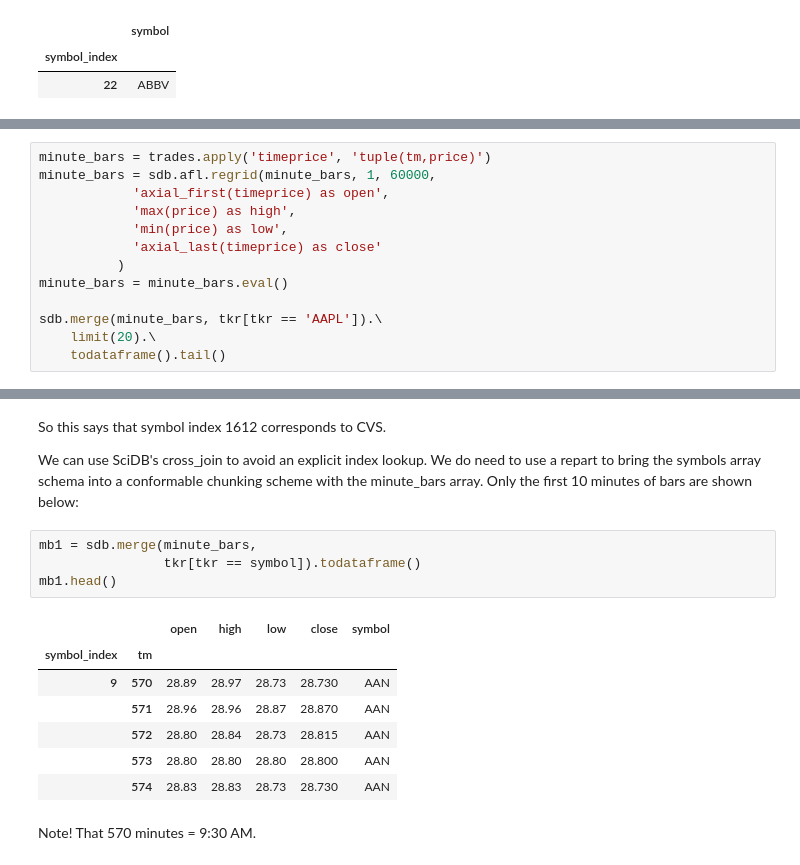
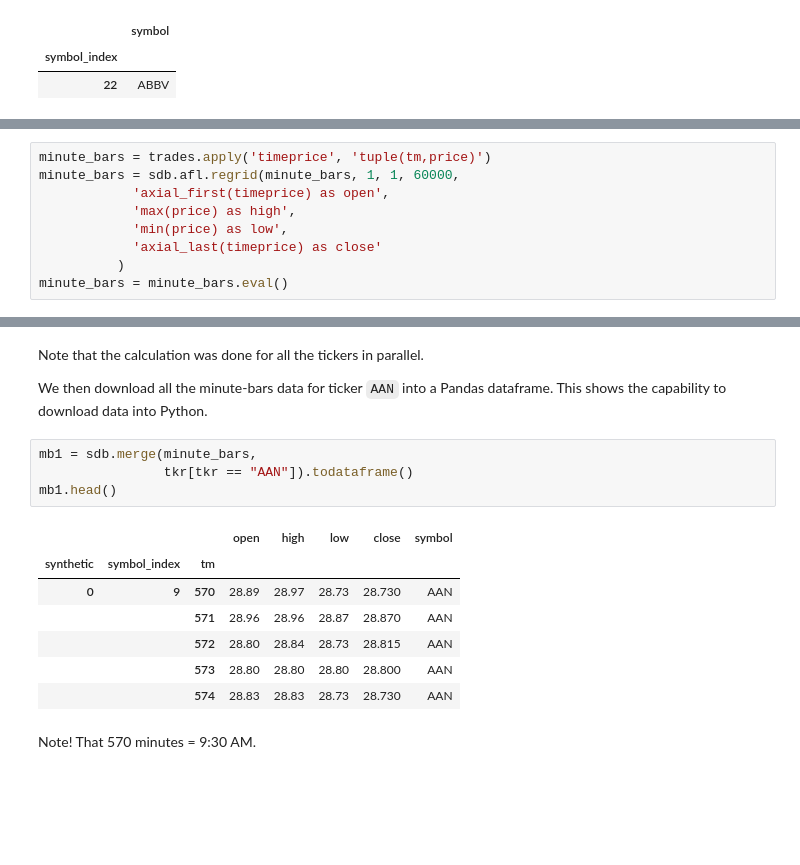
Before and after one commit to ksens/TAQ, a Jupyter notebook: TAQ_ipynb.ipynb, the cells around one changed output, grey strips where cells are left out. Drawn from its saved outputs; the diff is of its cells as text; blank space fills up the shorter version.

```diff
--- a/TAQ_ipynb.ipynb
+++ b/TAQ_ipynb.ipynb
@@ -172,13 +235,9 @@ sdb.merge(trades, tkr[tkr == 'AAPL']).\
 # %%
 minute_bars = trades.apply('timeprice', 'tuple(tm,price)')
-minute_bars = sdb.afl.regrid(minute_bars, 1, 60000,
+minute_bars = sdb.afl.regrid(minute_bars, 1, 1, 60000,
             'axial_first(timeprice) as open',
             'max(price) as high',
             'min(price) as low',
             'axial_last(timeprice) as close'
           )
 minute_bars = minute_bars.eval()
-
-sdb.merge(minute_bars, tkr[tkr == 'AAPL']).\
-    limit(20).\
-    todataframe().tail()
@@ -212,19 +244,19 @@ tkr[tkr == symbol].todataframe()
-# %% [markdown]
-So this says that symbol index 1612 corresponds to CVS.
-
-We can use SciDB's cross_join to avoid an explicit index lookup. We do need to use a repart to bring the symbols array schema into a conformable chunking scheme with the minute_bars array. Only the first 10 minutes of bars are shown below:
+# %% [markdown]
+Note that the calculation was done for all the tickers in parallel.
+
+We then download all the minute-bars data for ticker `AAN` into a Pandas dataframe. This shows the capability to download data into Python.
 # %%
 mb1 = sdb.merge(minute_bars,
-                tkr[tkr == symbol]).todataframe()
+                tkr[tkr == "AAN"]).todataframe()
 mb1.head()
 # %% [output]
-|  |  | open | high | low | close | symbol |
-| symbol_index | tm |  |  |  |  |  |
-| 9 | 570 | 28.89 | 28.97 | 28.73 | 28.730 | AAN |
-|  | 571 | 28.96 | 28.96 | 28.87 | 28.870 | AAN |
-|  | 572 | 28.80 | 28.84 | 28.73 | 28.815 | AAN |
-|  | 573 | 28.80 | 28.80 | 28.80 | 28.800 | AAN |
-|  | 574 | 28.83 | 28.83 | 28.73 | 28.730 | AAN |
+|  |  |  | open | high | low | close | symbol |
+| synthetic | symbol_index | tm |  |  |  |  |  |
+| 0 | 9 | 570 | 28.89 | 28.97 | 28.73 | 28.730 | AAN |
+|  |  | 571 | 28.96 | 28.96 | 28.87 | 28.870 | AAN |
+|  |  | 572 | 28.80 | 28.84 | 28.73 | 28.815 | AAN |
+|  |  | 573 | 28.80 | 28.80 | 28.80 | 28.800 | AAN |
+|  |  | 574 | 28.83 | 28.83 | 28.73 | 28.730 | AAN |
 # %% [markdown]
 Note! That 570 minutes = 9:30 AM.
 # %%
```
Also changed, not shown: parts of 62 cells of this notebook, 5 other files.
